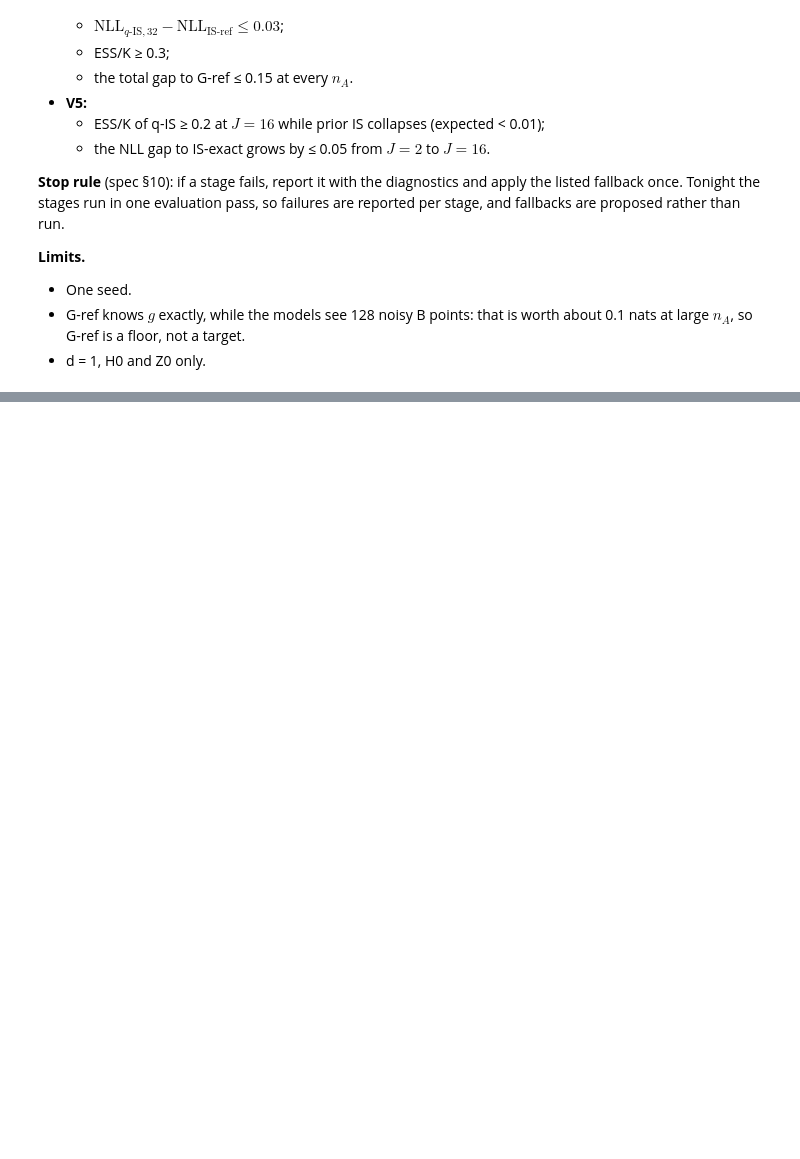
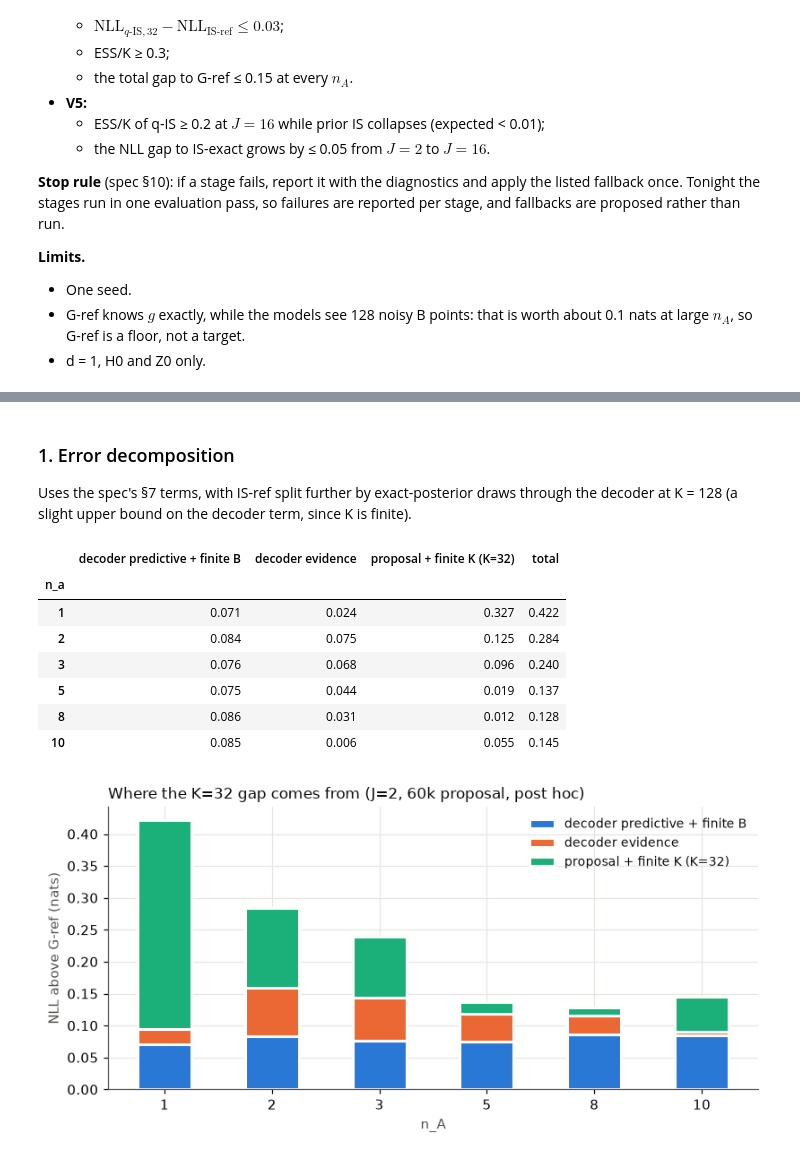
Before and after one commit to timruhkopf/meta-pfn, a Jupyter notebook: notebooks/10_2026-11-02_air.ipynb, the cells around one changed output, grey strips where cells are left out. Cells and saved outputs as stored; diff of their text form; code cells hidden in the pictures; blank space fills up the shorter version.

```diff
--- a/notebooks/10_2026-11-02_air.ipynb
+++ b/notebooks/10_2026-11-02_air.ipynb
@@ -96,0 +343,35 @@ The GO / NO-GO criterion from the description, evaluated, in one line. Record it
+# %% [markdown]
+### 1. Error decomposition
+
+Uses the spec's §7 terms, with IS-ref split further by exact-posterior draws through the decoder at K = 128 (a slight upper bound on the decoder term, since K is finite).
+# %%
+w = wide(nll6, 2)
+dp = pf6[(pf6.J == 2) & (pf6.metric == "nll_dec_post128")].set_index(["n_a", "task"]).value
+g = w.grid
+dec = (dp - g).groupby("n_a").mean()
+ev = (w.isref - dp).groupby("n_a").mean()
+kq = (w.qis32 - w.isref).groupby("n_a").mean()
+dec_t = pd.DataFrame({"decoder predictive + finite B": dec, "decoder evidence": ev, "proposal + finite K (K=32)": kq})
+dec_t["total"] = dec_t.sum(axis=1)
+display(dec_t.round(3))
+fig, ax = plt.subplots(figsize=(7.5, 3.8))
+x, bot = np.arange(len(NS)), np.zeros(len(NS))
+for i, col in enumerate(dec_t.columns[:3]):
+    v = dec_t[col].values
+    ax.bar(x, v, width=.5, bottom=bot, color=C[i], label=col, edgecolor="#fcfcfb", linewidth=2)
+    bot += np.clip(v, 0, None)
+ax.set(xticks=x, xticklabels=NS, xlabel="n_A", ylabel="NLL above G-ref (nats)")
+ax.set_title("Where the K=32 gap comes from (J=2, 60k proposal, post hoc)", loc="left", fontsize=11)
+ax.legend(fontsize=9)
+fig.tight_layout()
+plt.show()
+# %% [output]
+|  | decoder predictive + finite B | decoder evidence | proposal + finite K (K=32) | total |
+| n_a |  |  |  |  |
+| 1 | 0.071 | 0.024 | 0.327 | 0.422 |
+| 2 | 0.084 | 0.075 | 0.125 | 0.284 |
+| 3 | 0.076 | 0.068 | 0.096 | 0.240 |
+| 5 | 0.075 | 0.044 | 0.019 | 0.137 |
+| 8 | 0.086 | 0.031 | 0.012 | 0.128 |
+| 10 | 0.085 | 0.006 | 0.055 | 0.145 |
+[figure, added]
```
Also changed, not shown: parts of 21 cells of this notebook, 57 other files.
